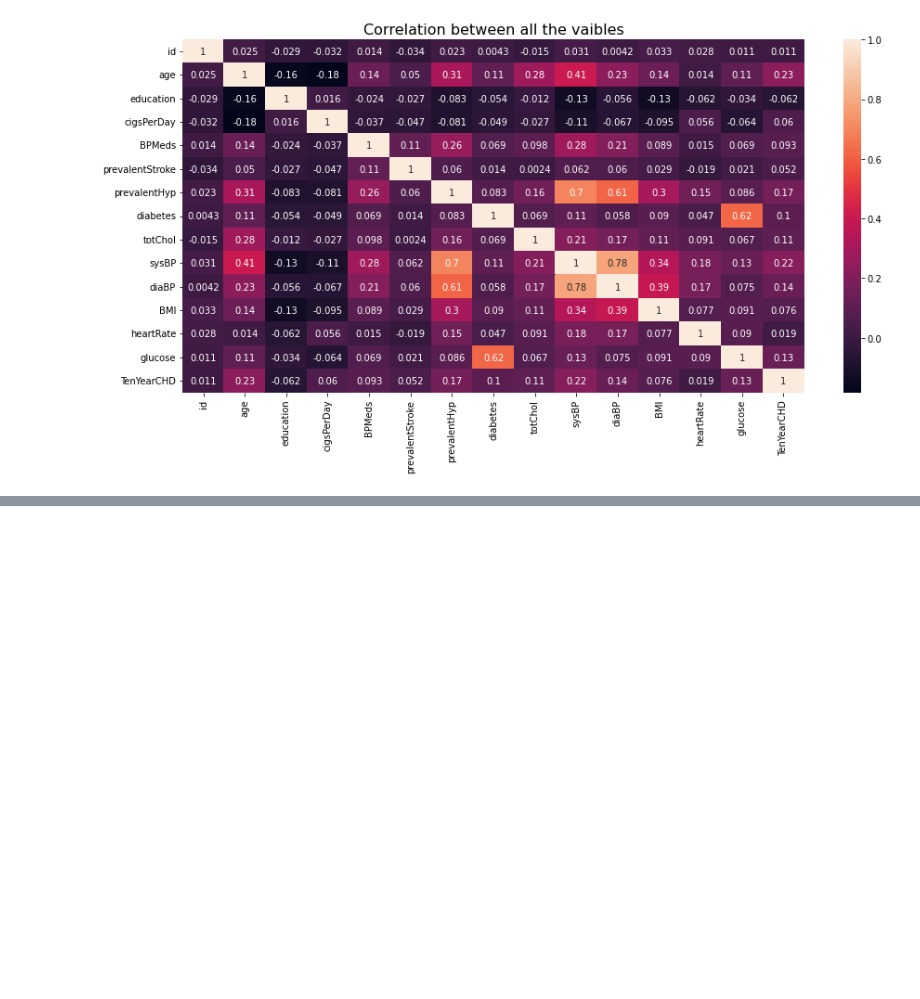
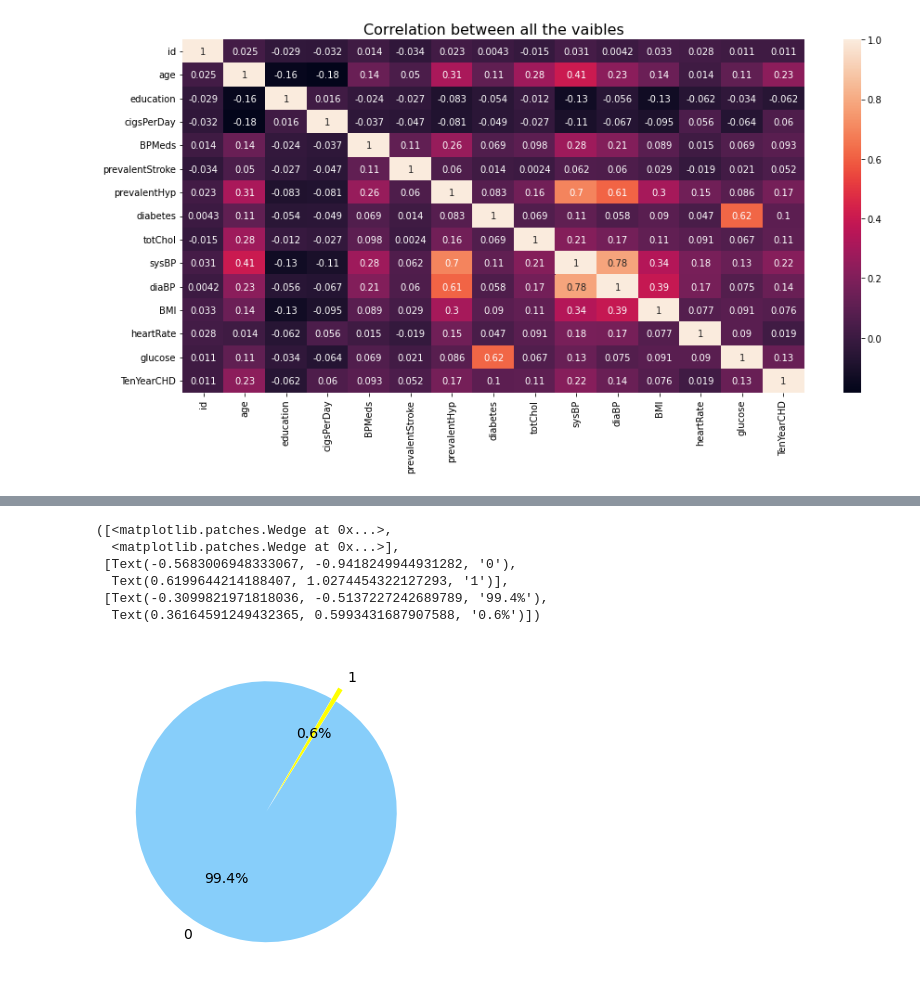
Before and after one commit to Rohan20202/Cardiovascular-Risk-Prediction-Project, a Jupyter notebook: Cardiovascular_Risk_Prediction.ipynb, the cells around one changed output, grey strips where cells are left out. Cells and saved outputs as stored; diff of their text form; code cells hidden in the pictures; blank space fills up the shorter version.

```diff
--- a/Cardiovascular_Risk_Prediction.ipynb
+++ b/Cardiovascular_Risk_Prediction.ipynb
@@ -333,0 +397,15 @@ plt.show()
+# %%
+plt.rcParams['figure.figsize'] = 6,6
+labels = data['prevalentStroke'].value_counts().index.tolist()
+sizes = data['prevalentStroke'].value_counts().tolist()
+colors = ['lightskyblue','yellow']
+explode = (0, 0.1)
+plt.pie(sizes, labels=labels,explode = (0, 0.1), colors=colors,autopct='%1.1f%%' ,startangle=60,textprops={'fontsize': 14})
+# %% [output]
+([<matplotlib.patches.Wedge at 0x...>,
+  <matplotlib.patches.Wedge at 0x...>],
+ [Text(-0.5683006948333067, -0.9418249944931282, '0'),
+  Text(0.6199644214188407, 1.0274454322127293, '1')],
+ [Text(-0.3099821971818036, -0.5137227242689789, '99.4%'),
+  Text(0.36164591249432365, 0.5993431687907588, '0.6%')])
+[figure, added]
```
Also changed, not shown: parts of 15 cells of this notebook.
